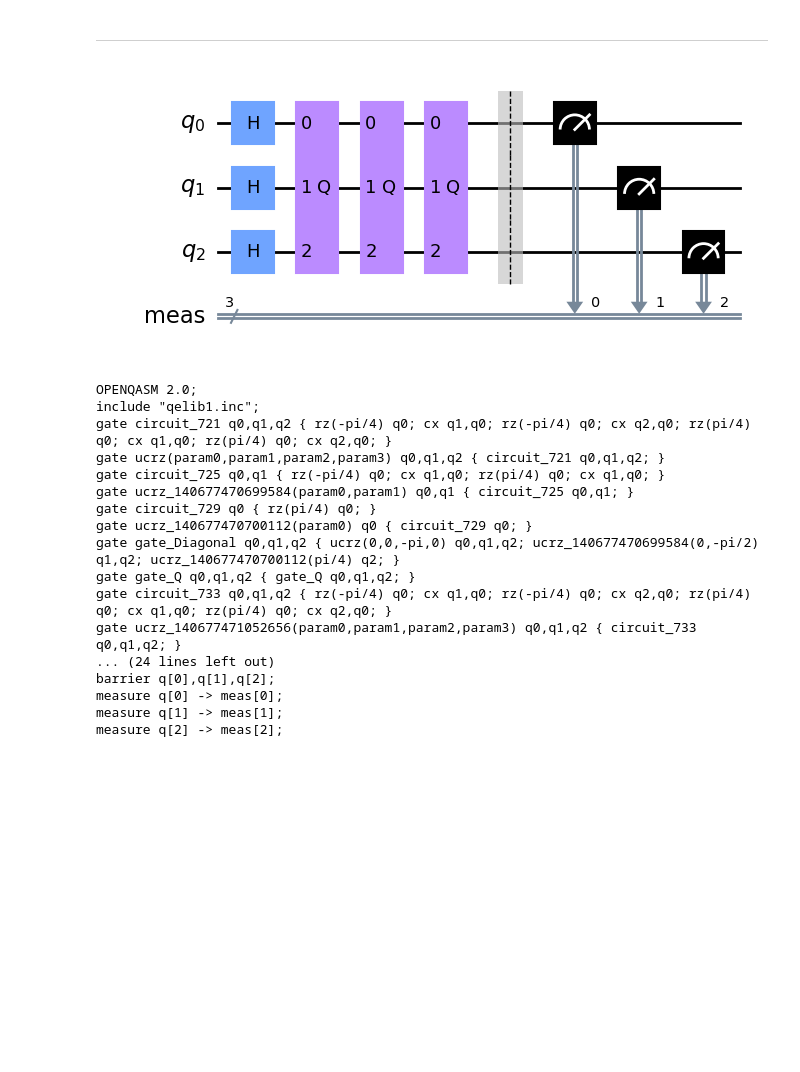
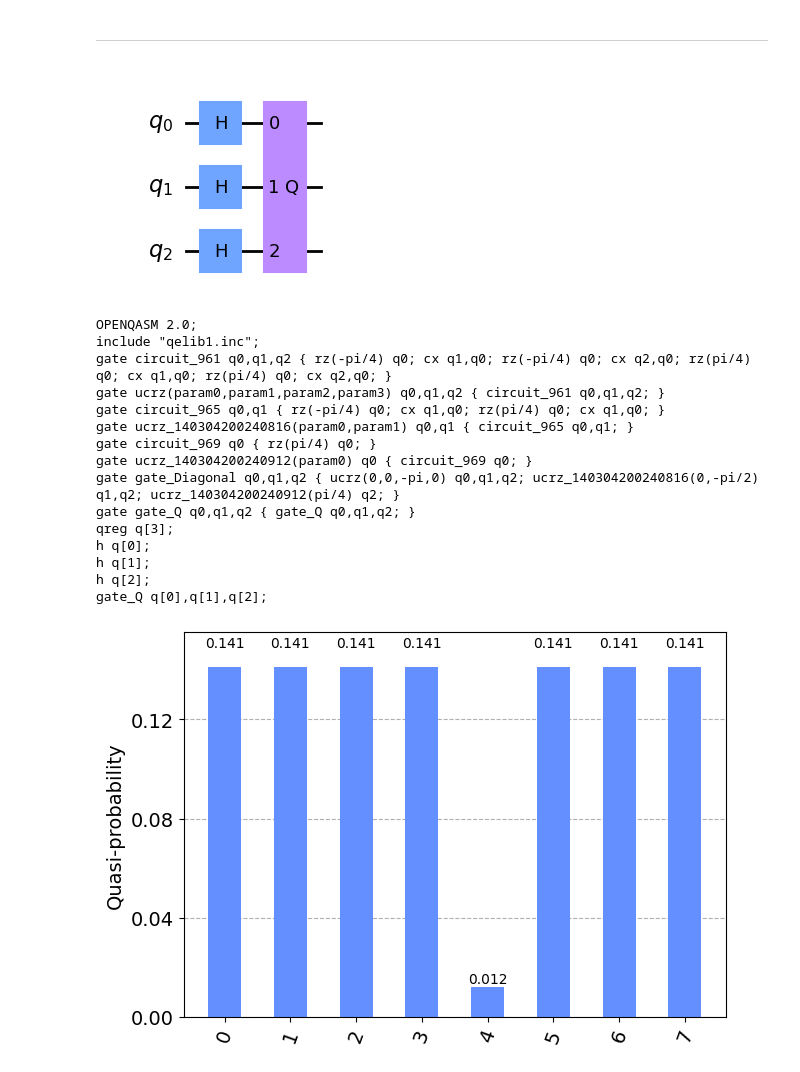
Before and after one commit to Dpbm/quantum, a Jupyter notebook: code/fixing/qasm_error/wrong_qasm.ipynb, the cells around one changed output. Drawn from its saved outputs; the diff is of its cells as text; code cells hidden in the pictures; blank space fills up the shorter version.

```diff
--- a/code/fixing/qasm_error/wrong_qasm.ipynb
+++ b/code/fixing/qasm_error/wrong_qasm.ipynb
@@ -194,30 +194,36 @@ secret = 4 # the owner is randomly picked
 secret_string = format(secret, "03b")  # format the owner in 3-bit string
 oracle = Statevector.from_label(secret_string)  # let the oracle know the owner
 problem = AmplificationProblem(oracle, is_good_state=secret_string)
-grover = Grover(iterations=3)
+grover = Grover(iterations=1)
 circuit = grover.construct_circuit(problem)
-circuit.measure_all()
+#circuit.measure_all()
 display(circuit.draw('mpl'))
 print(circuit.qasm())
 # %% [output]
-[figure, old version]
+[figure, new version]
 OPENQASM 2.0;
 include "qelib1.inc";
-gate circuit_721 q0,q1,q2 { rz(-pi/4) q0; cx q1,q0; rz(-pi/4) q0; cx q2,q0; rz(pi/4) q0; cx q1,q0; rz(pi/4) q0; cx q2,q0; }
-gate ucrz(param0,param1,param2,param3) q0,q1,q2 { circuit_721 q0,q1,q2; }
-gate circuit_725 q0,q1 { rz(-pi/4) q0; cx q1,q0; rz(pi/4) q0; cx q1,q0; }
-gate ucrz_140677470699584(param0,param1) q0,q1 { circuit_725 q0,q1; }
-gate circuit_729 q0 { rz(pi/4) q0; }
-gate ucrz_140677470700112(param0) q0 { circuit_729 q0; }
-gate gate_Diagonal q0,q1,q2 { ucrz(0,0,-pi,0) q0,q1,q2; ucrz_140677470699584(0,-pi/2) q1,q2; ucrz_140677470700112(pi/4) q2; }
+gate circuit_961 q0,q1,q2 { rz(-pi/4) q0; cx q1,q0; rz(-pi/4) q0; cx q2,q0; rz(pi/4) q0; cx q1,q0; rz(pi/4) q0; cx q2,q0; }
+gate ucrz(param0,param1,param2,param3) q0,q1,q2 { circuit_961 q0,q1,q2; }
+gate circuit_965 q0,q1 { rz(-pi/4) q0; cx q1,q0; rz(pi/4) q0; cx q1,q0; }
+gate ucrz_140304200240816(param0,param1) q0,q1 { circuit_965 q0,q1; }
+gate circuit_969 q0 { rz(pi/4) q0; }
+gate ucrz_140304200240912(param0) q0 { circuit_969 q0; }
+gate gate_Diagonal q0,q1,q2 { ucrz(0,0,-pi,0) q0,q1,q2; ucrz_140304200240816(0,-pi/2) q1,q2; ucrz_140304200240912(pi/4) q2; }
 gate gate_Q q0,q1,q2 { gate_Q q0,q1,q2; }
-gate circuit_733 q0,q1,q2 { rz(-pi/4) q0; cx q1,q0; rz(-pi/4) q0; cx q2,q0; rz(pi/4) q0; cx q1,q0; rz(pi/4) q0; cx q2,q0; }
-gate ucrz_140677471052656(param0,param1,param2,param3) q0,q1,q2 { circuit_733 q0,q1,q2; }
-... (24 lines left out)
-barrier q[0],q[1],q[2];
-measure q[0] -> meas[0];
-measure q[1] -> meas[1];
-measure q[2] -> meas[2];
+qreg q[3];
+h q[0];
+h q[1];
+h q[2];
+gate_Q q[0],q[1],q[2];
+# %%
+from qiskit.primitives import Sampler
+from qiskit.visualization import plot_histogram
+sampler = Sampler()
+results = sampler.run(circuit).result()
+plot_histogram(results.quasi_dists)
+# %% [output]
+[figure, added]
 # %%
 import string
 import itertools
```
Also changed, not shown: parts of 10 cells of this notebook, 1 other file.
